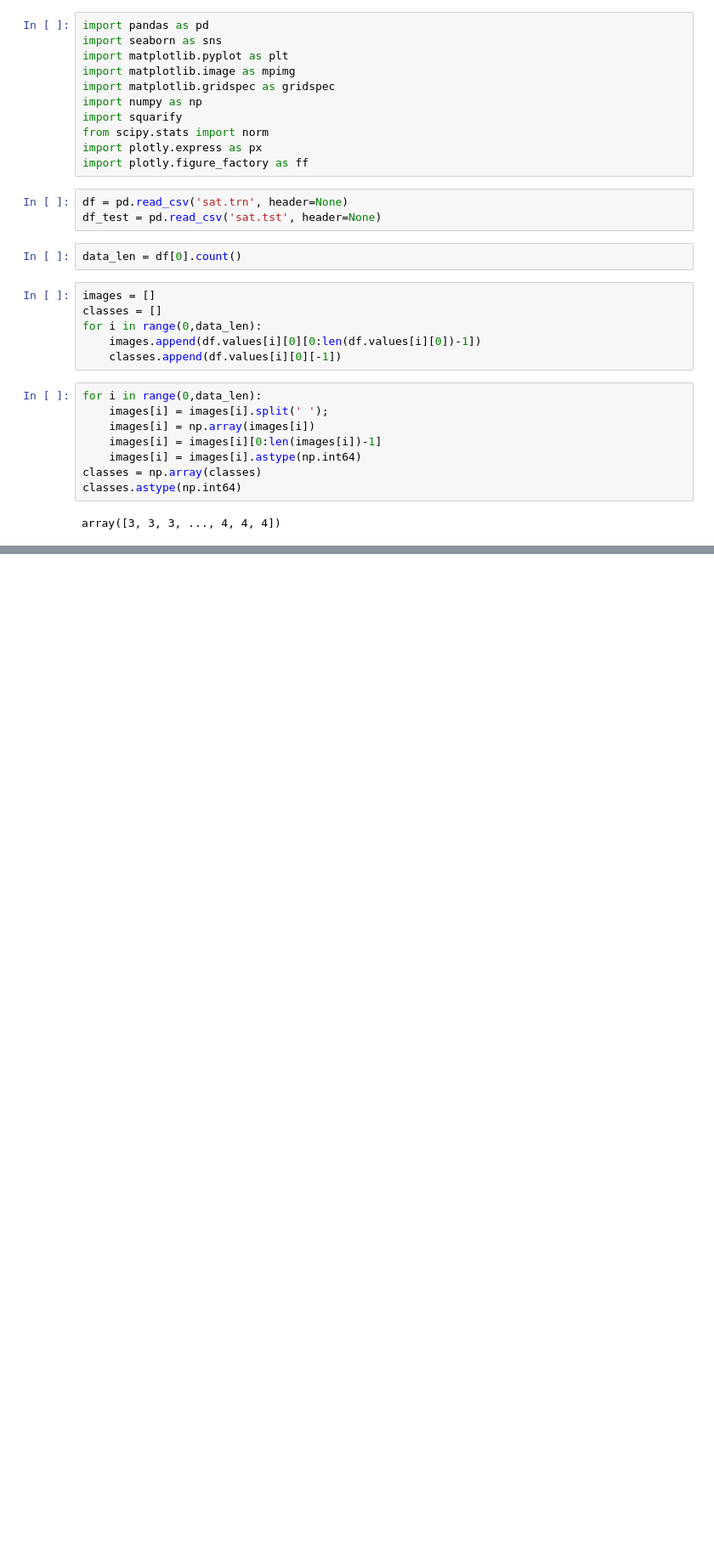
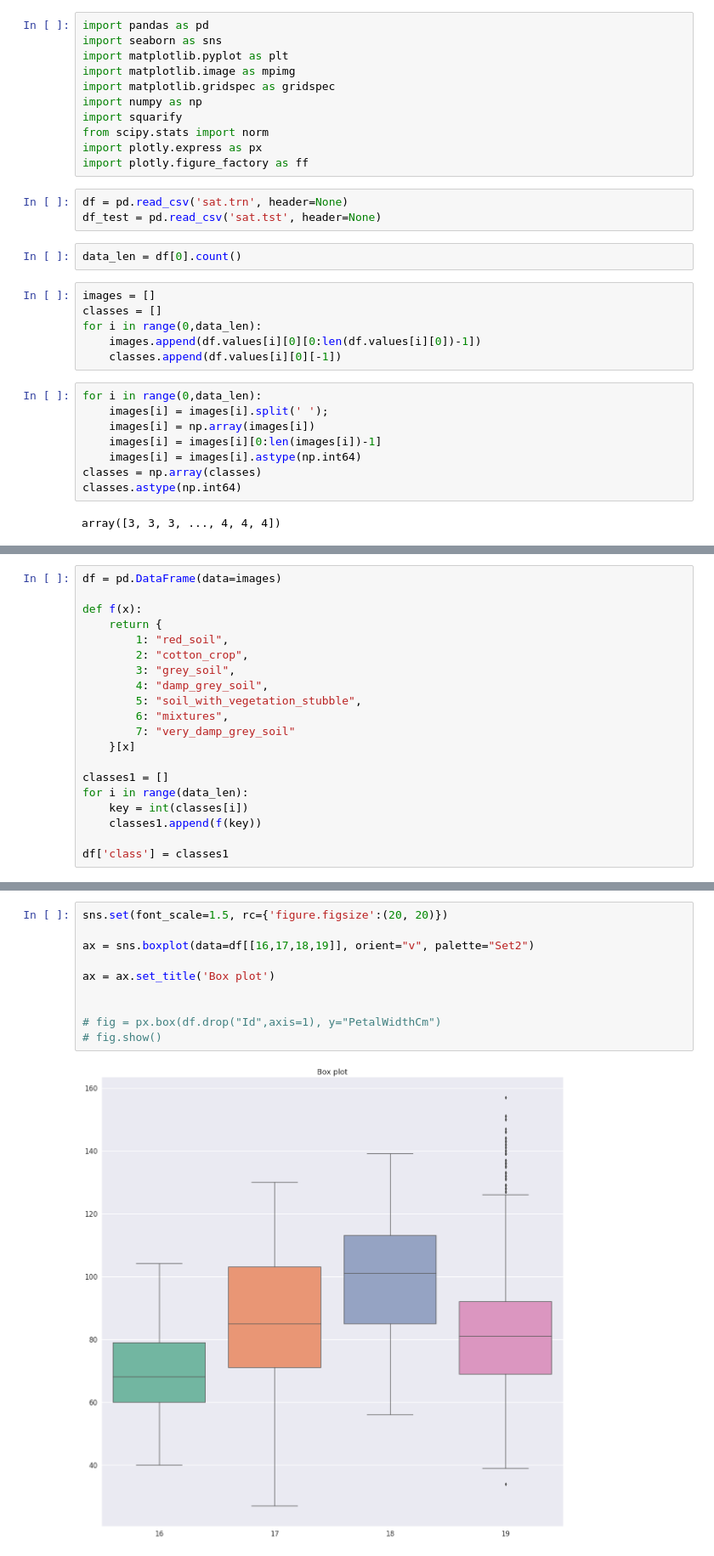
Before and after one commit to Baticsute/KDD_dtnghi, a Jupyter notebook: Satellite.ipynb, the cells around one changed output, grey strips where cells are left out. Shown at 85% size. Drawn from its saved outputs; the diff is of its cells as text; blank space fills up the shorter version.

```diff
--- a/Satellite.ipynb
+++ b/Satellite.ipynb
@@ -52,0 +53,20 @@ plt.show()
+# %%
+df = pd.DataFrame(data=images)
+
+def f(x):
+    return {
+        1: "red_soil",
+        2: "cotton_crop",
+        3: "grey_soil",
+        4: "damp_grey_soil",
+        5: "soil_with_vegetation_stubble",
+        6: "mixtures",
+        7: "very_damp_grey_soil"
+    }[x]
+
+classes1 = []
+for i in range(data_len):
+    key = int(classes[i])
+    classes1.append(f(key))
+
+df['class'] = classes1
@@ -52,0 +108,12 @@ plt.show()
+# %%
+sns.set(font_scale=1.5, rc={'figure.figsize':(20, 20)})
+
+ax = sns.boxplot(data=df[[16,17,18,19]], orient="v", palette="Set2")
+
+ax = ax.set_title('Box plot')
+
+
+# fig = px.box(df.drop("Id",axis=1), y="PetalWidthCm")
+# fig.show()
+# %% [output]
+[figure, added]
```
Also changed, not shown: parts of 15 cells of this notebook.
